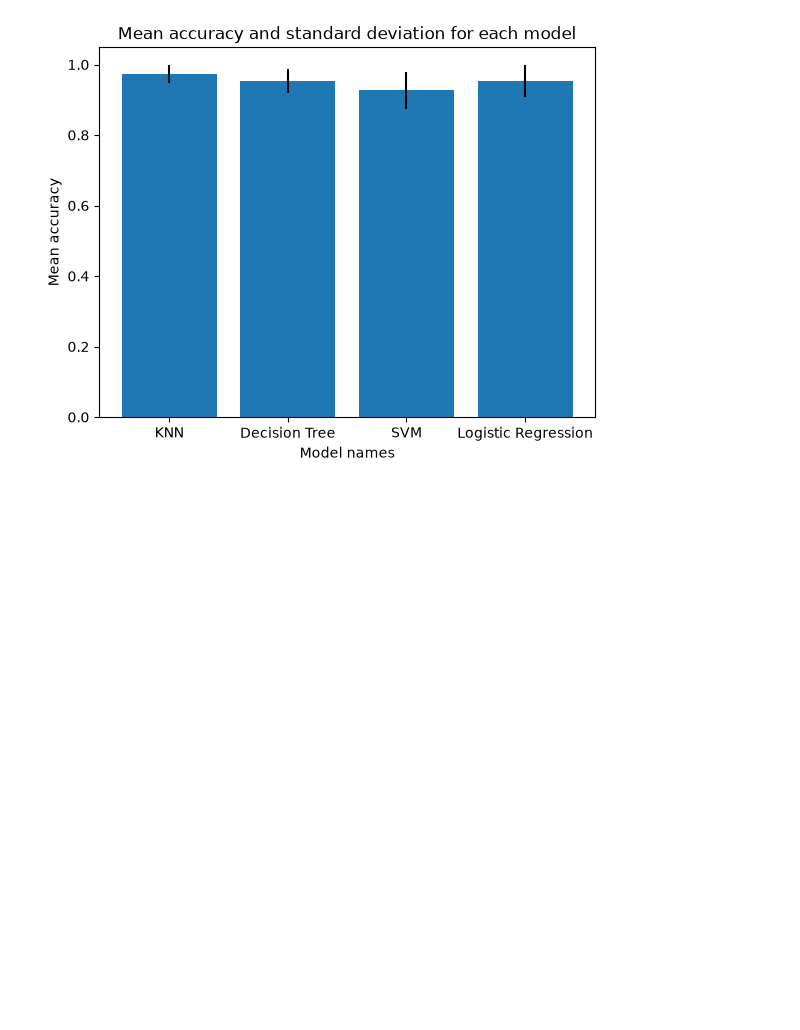
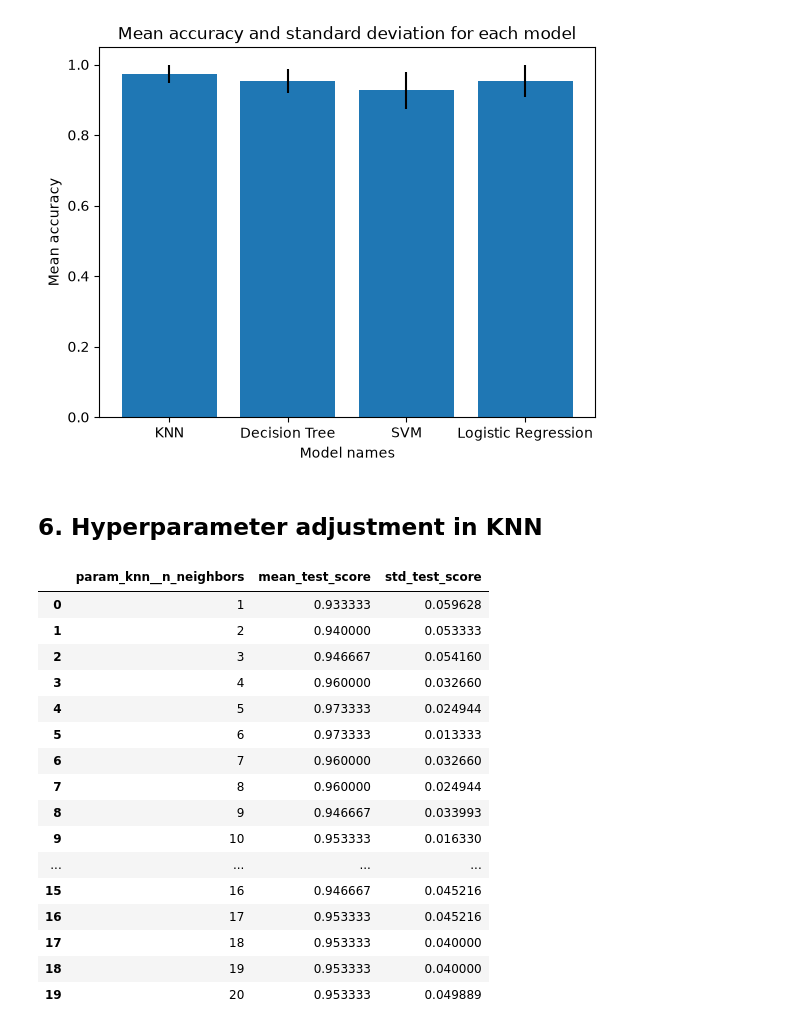
Before and after one commit to HodeiTeje/classifier-comparison, a Jupyter notebook: notebooks/exploration.ipynb, the cells around one changed output. Saved outputs shown, nothing was run; the diff lists cells and outputs as text; code cells hidden in the pictures; blank space fills up the shorter version.

```diff
--- a/notebooks/exploration.ipynb
+++ b/notebooks/exploration.ipynb
@@ -293,3 +293,59 @@ plt.title("Mean accuracy and standard deviation for each model")
 plt.show()
 # %% [output]
 [figure]
+# %% [markdown]
+## 6. Hyperparameter adjustment in KNN
+# %%
+from sklearn.neighbors import KNeighborsClassifier
+from sklearn.model_selection import GridSearchCV, StratifiedKFold
+from sklearn.preprocessing import StandardScaler
+from sklearn.pipeline import Pipeline
+import pandas as pd
+
+pipeline = Pipeline([
+    ("scaler", StandardScaler()),
+    ("knn", KNeighborsClassifier())
+])
+
+param_grid = {
+    "knn__n_neighbors": range(1,21)
+}
+
+skf = StratifiedKFold(
+    n_splits = 5,
+    shuffle = True,
+    random_state = 42
+)
+
+grid_search = GridSearchCV(
+    estimator = pipeline,
+    param_grid = param_grid,
+    scoring = "accuracy",
+    cv = skf,
+    n_jobs = -1,
+    return_train_score = True
+)
+
+grid_search.fit(X,y)
+
+results = pd.DataFrame(grid_search.cv_results_)
+results = results[["param_knn__n_neighbors", "mean_test_score", "std_test_score"]].sort_values("param_knn__n_neighbors")
+results
+# %% [output]
+|  | param_knn__n_neighbors | mean_test_score | std_test_score |
+| 0 | 1 | 0.933333 | 0.059628 |
+| 1 | 2 | 0.940000 | 0.053333 |
+| 2 | 3 | 0.946667 | 0.054160 |
+| 3 | 4 | 0.960000 | 0.032660 |
+| 4 | 5 | 0.973333 | 0.024944 |
+| 5 | 6 | 0.973333 | 0.013333 |
+| 6 | 7 | 0.960000 | 0.032660 |
+| 7 | 8 | 0.960000 | 0.024944 |
+| 8 | 9 | 0.946667 | 0.033993 |
+| 9 | 10 | 0.953333 | 0.016330 |
+| ... | ... | ... | ... |
+| 15 | 16 | 0.946667 | 0.045216 |
+| 16 | 17 | 0.953333 | 0.045216 |
+| 17 | 18 | 0.953333 | 0.040000 |
+| 18 | 19 | 0.953333 | 0.040000 |
+| 19 | 20 | 0.953333 | 0.049889 |
```
Also changed, not shown: parts of 1 cell of this notebook.
